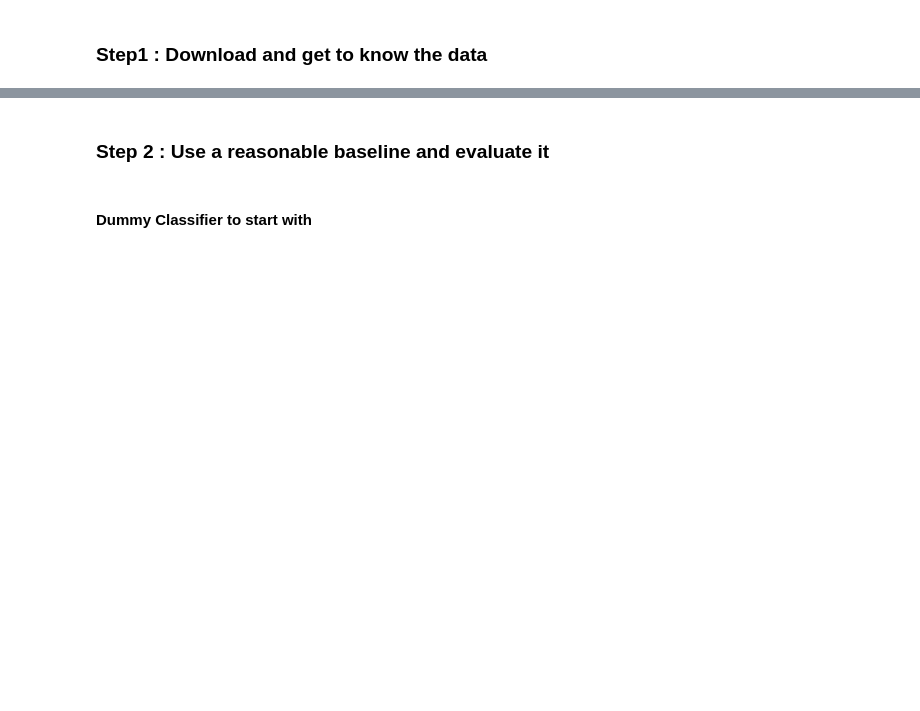
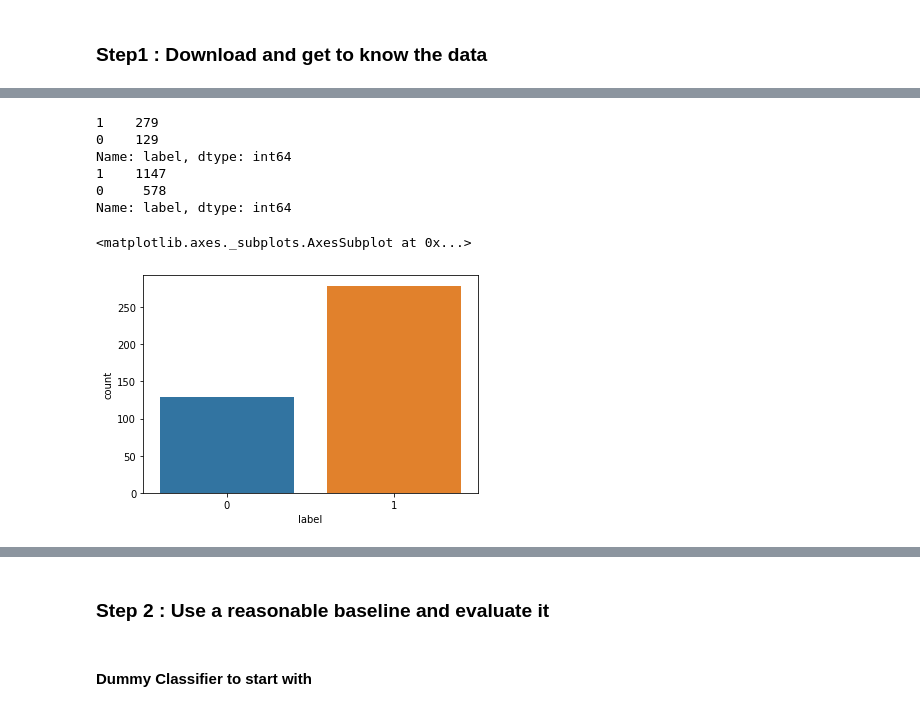
Before and after one commit to KacemKhaled/IFT6285-NLP-Project1, a Jupyter notebook: Projet1-Classification - task2.ipynb, the cells around one changed output, grey strips where cells are left out. Cells and saved outputs as stored; diff of their text form; code cells hidden in the pictures; blank space fills up the shorter version.

```diff
--- a/Projet1-Classification - task2.ipynb
+++ b/Projet1-Classification - task2.ipynb
@@ -157,0 +250,16 @@ dev_cola_data
+# %%
+print(MRPC_val['label'].value_counts())
+print(MRPC_test['label'].value_counts())
+# %% [output]
+1    279
+0    129
+Name: label, dtype: int64
+1    1147
+0     578
+Name: label, dtype: int64
+# %%
+from seaborn import countplot
+countplot(x='label', data = MRPC_val )
+# %% [output]
+<matplotlib.axes._subplots.AxesSubplot at 0x...>
+[figure, added]
```
Also changed, not shown: parts of 190 cells of this notebook, 6 other files.
